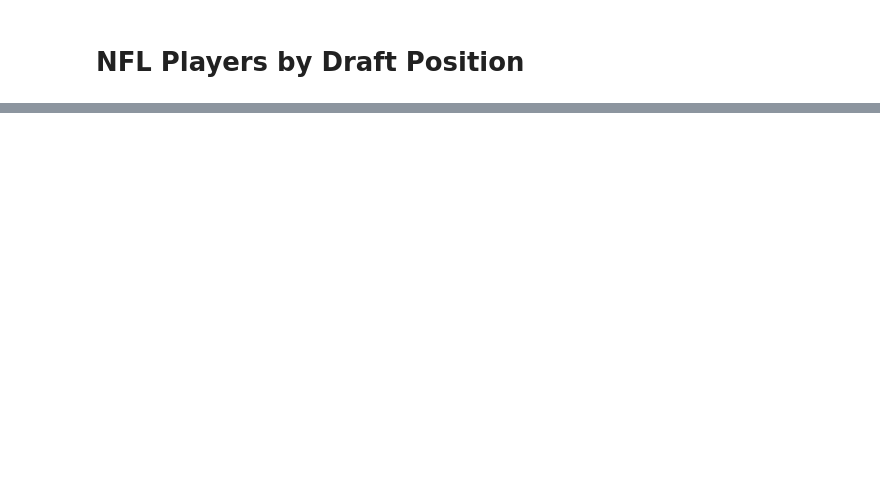
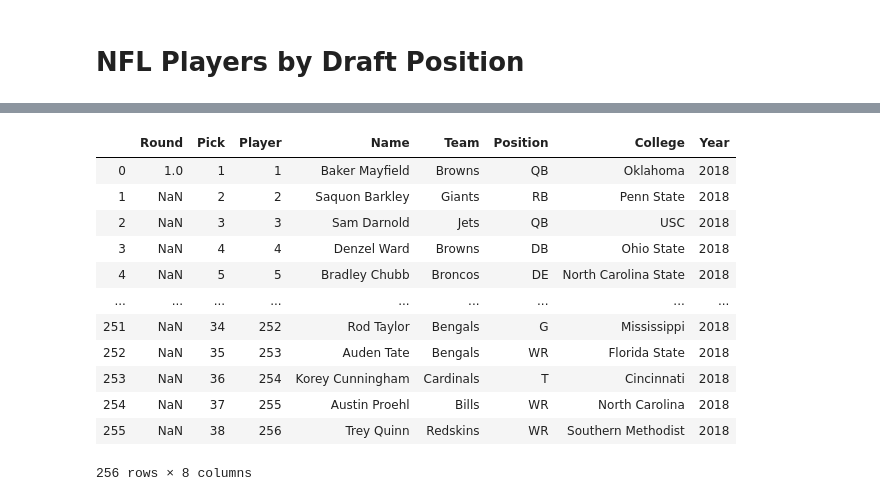
Before and after one commit to rdashcraft91/NFL-ETL, a Jupyter notebook: Ryan_Notebook.ipynb, the cells around one changed output, grey strips where cells are left out. Saved outputs shown, nothing was run; the diff lists cells and outputs as text; code cells hidden in the pictures; blank space fills up the shorter version.

```diff
--- a/Ryan_Notebook.ipynb
+++ b/Ryan_Notebook.ipynb
@@ -8,6 +7,0 @@ url = 'http://www.drafthistory.com/index.php/years/2019'
-# %%
-request = requests.get(url)
-d2019 = pd.read_html(r.text, header=1)
-d2019 = d2019[0]
-# d2019 = d2019.iloc[1:]
-d2019
@@ -45,0 +54,37 @@ draft2019
+# %%
+draft1998['Year'] = '1998'
+draft1999['Year'] = '1999'
+draft2000['Year'] = '2000'
+draft2001['Year'] = '2001'
+draft2002['Year'] = '2002'
+draft2003['Year'] = '2003'
+draft2004['Year'] = '2004'
+draft2005['Year'] = '2005'
+draft2006['Year'] = '2006'
+draft2007['Year'] = '2007'
+draft2008['Year'] = '2008'
+draft2009['Year'] = '2009'
+draft2010['Year'] = '2010'
+draft2011['Year'] = '2011'
+draft2012['Year'] = '2012'
+draft2013['Year'] = '2013'
+draft2014['Year'] = '2014'
+draft2015['Year'] = '2015'
+draft2016['Year'] = '2016'
+draft2017['Year'] = '2017'
+draft2018['Year'] = '2018'
+draft2019['Year'] = '2019'
+# %% [output]
+|  | Round | Pick | Player | Name | Team | Position | College | Year |
+| 0 | 1.0 | 1 | 1 | Baker Mayfield | Browns | QB | Oklahoma | 2018 |
+| 1 | NaN | 2 | 2 | Saquon Barkley | Giants | RB | Penn State | 2018 |
+| 2 | NaN | 3 | 3 | Sam Darnold | Jets | QB | USC | 2018 |
+| 3 | NaN | 4 | 4 | Denzel Ward | Browns | DB | Ohio State | 2018 |
+| 4 | NaN | 5 | 5 | Bradley Chubb | Broncos | DE | North Carolina State | 2018 |
+| ... | ... | ... | ... | ... | ... | ... | ... | ... |
+| 251 | NaN | 34 | 252 | Rod Taylor | Bengals | G | Mississippi | 2018 |
+| 252 | NaN | 35 | 253 | Auden Tate | Bengals | WR | Florida State | 2018 |
+| 253 | NaN | 36 | 254 | Korey Cunningham | Cardinals | T | Cincinnati | 2018 |
+| 254 | NaN | 37 | 255 | Austin Proehl | Bills | WR | North Carolina | 2018 |
+| 255 | NaN | 38 | 256 | Trey Quinn | Redskins | WR | Southern Methodist | 2018 |
+256 rows × 8 columns
```
Also changed, not shown: parts of 8 cells of this notebook, 1 other file.
